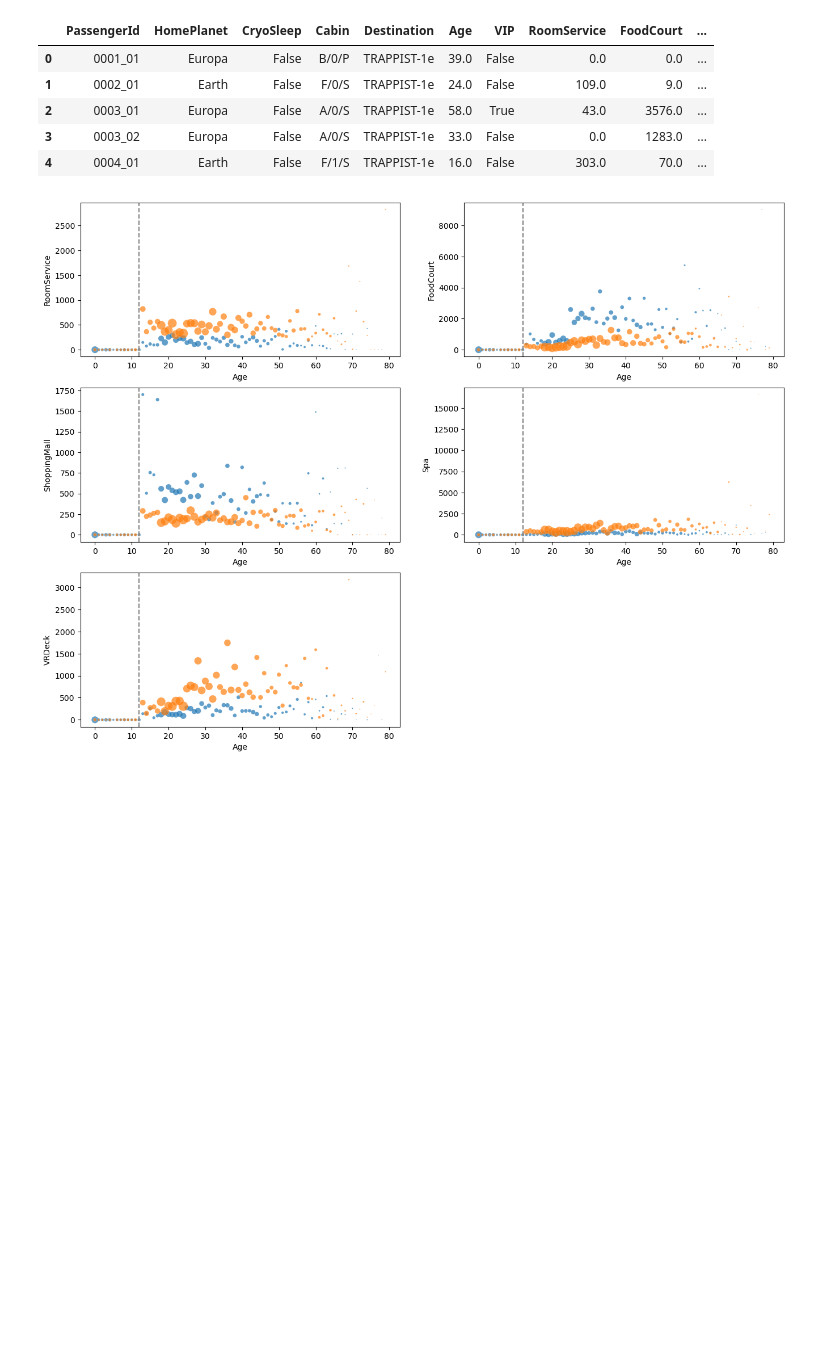
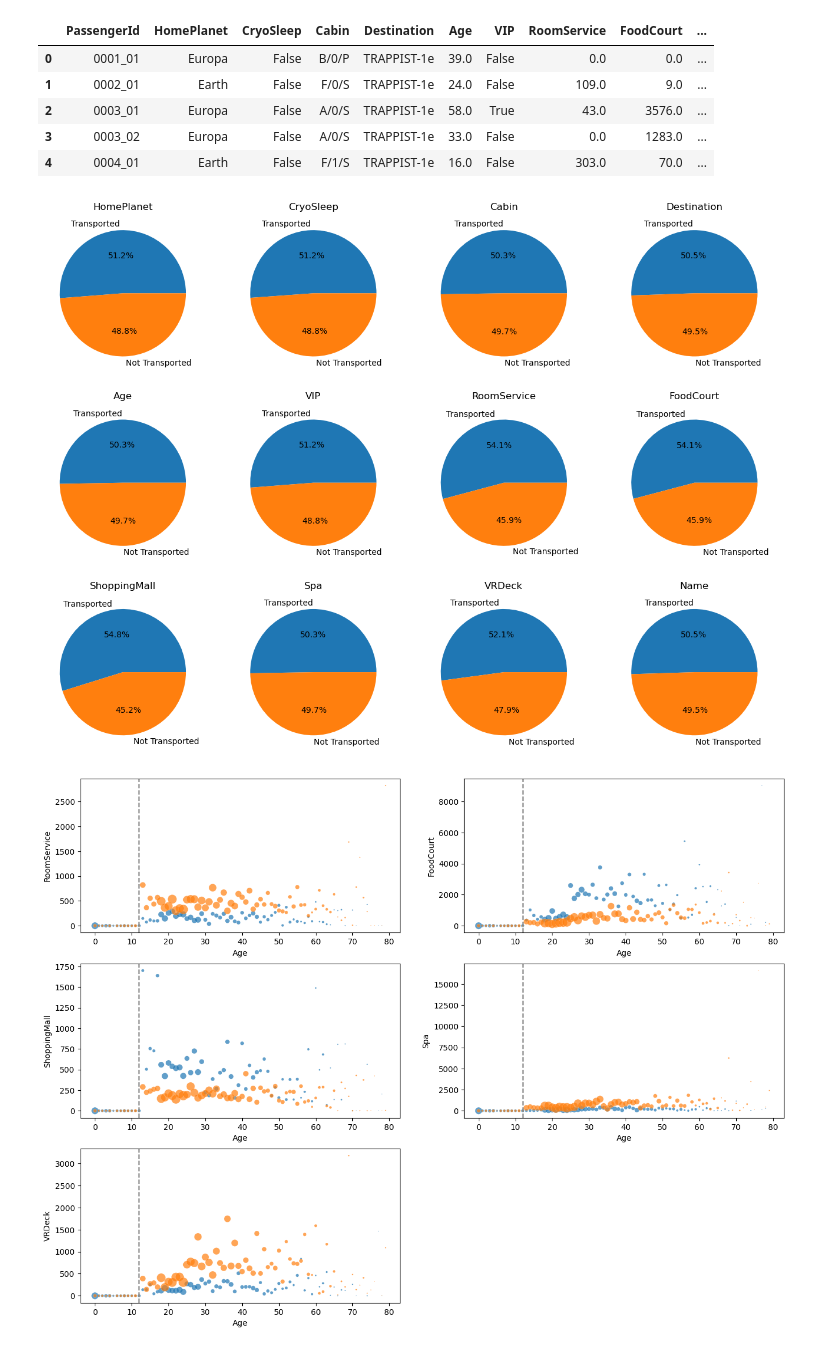
Before and after one commit to ericcardozo/kaggle-competitions, a Jupyter notebook: spaceship-titanic/visualization.ipynb, the cells around one changed output. Cells and saved outputs as stored; diff of their text form; code cells hidden in the pictures; blank space fills up the shorter version.

Commit message:
nan plot

```diff
--- a/spaceship-titanic/visualization.ipynb
+++ b/spaceship-titanic/visualization.ipynb
@@ -20,5 +20,35 @@ train_dataframe.head()
 from matplotlib import pyplot as plt
 import matplotlib.gridspec as gridspec
 import seaborn as sns
+# %%
+def plot_na(ax, dataframe, category):
+    """
+    Description:
+        Plot the number of transported passengers by the category for
+        nan values only.
+    """
+
+    df = dataframe[dataframe[category].isna()]
+    ax.pie(df['Transported'].value_counts(), labels=['Transported', 'Not Transported'],autopct='%1.1f%%')
+
+
+
+dataframe = train_dataframe.copy()
+dataframe.drop(columns='PassengerId', inplace=True)
+
+figure = plt.figure(figsize=(16, 16))
+grid = gridspec.GridSpec(4, 4)
+
+for index, category in enumerate(dataframe.columns):
+    if category == 'Transported':
+        continue
+    ax = plt.subplot(grid[index])
+    ax.set_title(category)
+    plot_na(ax, dataframe, category)
+
+
+plt.show()
+# %% [output]
+[figure, added]
 # %%
 def plot_spendings_mean(ax, dataframe, expense):
```
Also changed, not shown: parts of 1 cell of this notebook, 1 other file.
